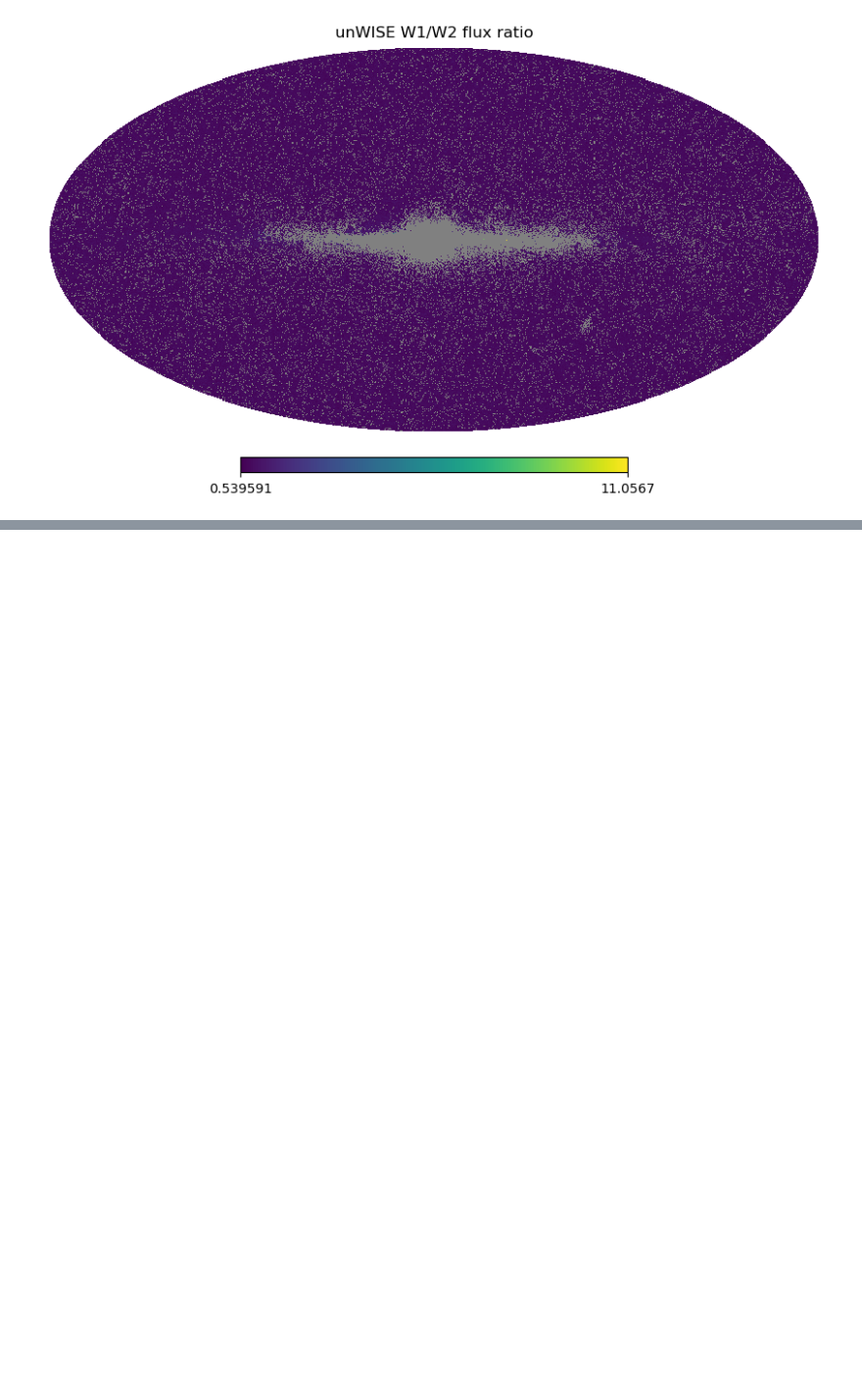
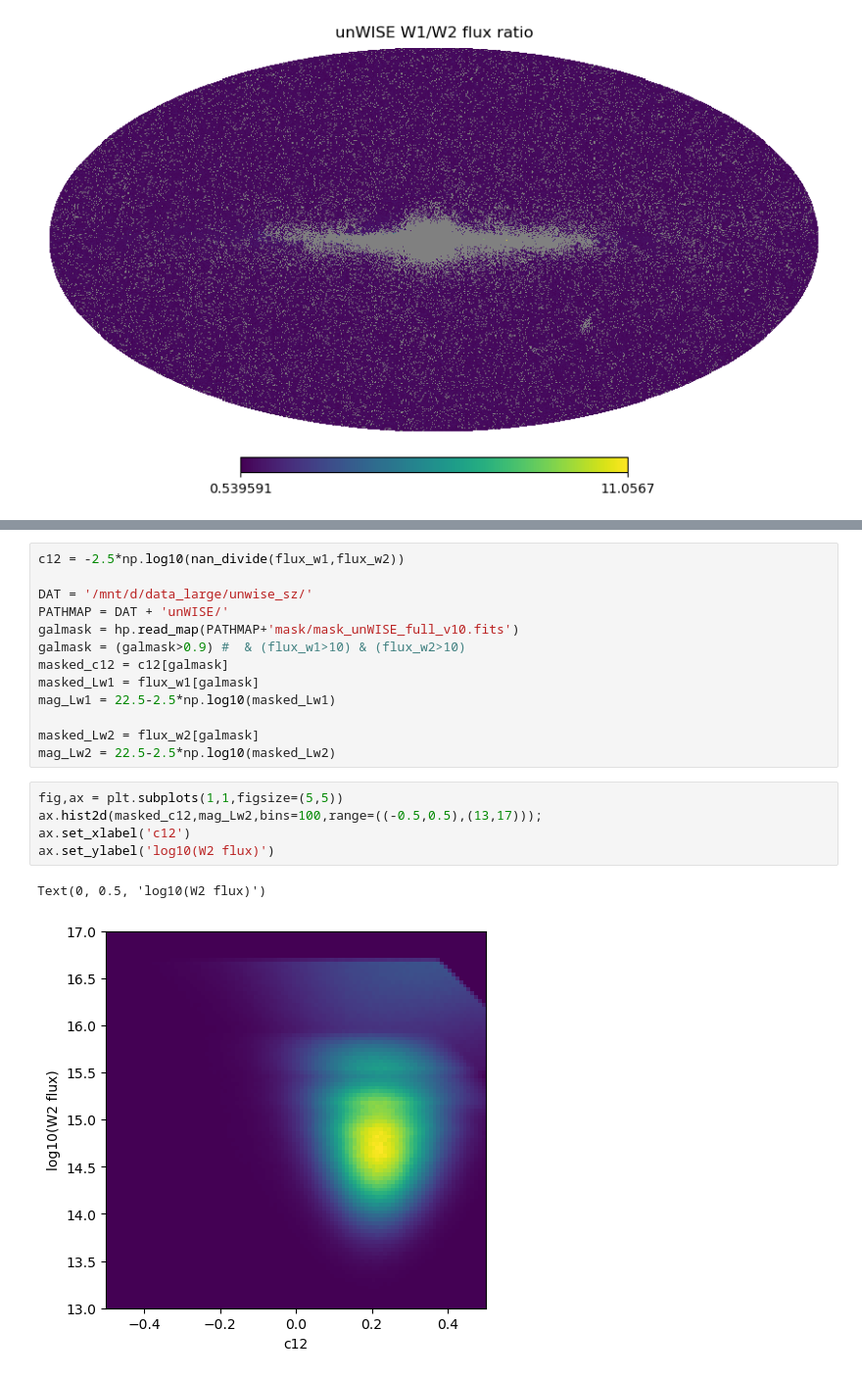
Before and after one commit to Zguandi/unWISE_SZ, a Jupyter notebook: unWISE_flux_map.ipynb, the cells around one changed output, grey strips where cells are left out. Shown at 98% size. Saved outputs shown, nothing was run; the diff lists cells and outputs as text; blank space fills up the shorter version.

```diff
--- a/unWISE_flux_map.ipynb
+++ b/unWISE_flux_map.ipynb
@@ -68,2 +76,23 @@ hp.mollview(hp.read_map(PATHMAP+'mask/mask_unWISE_full_v10.fits'), title='Galact
 # %% [output]
 [figure]
+# %%
+c12 = -2.5*np.log10(nan_divide(flux_w1,flux_w2))
+
+DAT = '/mnt/d/data_large/unwise_sz/'
+PATHMAP = DAT + 'unWISE/'
+galmask = hp.read_map(PATHMAP+'mask/mask_unWISE_full_v10.fits')
+galmask = (galmask>0.9) #  & (flux_w1>10) & (flux_w2>10)
+masked_c12 = c12[galmask]
+masked_Lw1 = flux_w1[galmask]
+mag_Lw1 = 22.5-2.5*np.log10(masked_Lw1)
+
+masked_Lw2 = flux_w2[galmask]
+mag_Lw2 = 22.5-2.5*np.log10(masked_Lw2)
+# %%
+fig,ax = plt.subplots(1,1,figsize=(5,5))
+ax.hist2d(masked_c12,mag_Lw2,bins=100,range=((-0.5,0.5),(13,17)));
+ax.set_xlabel('c12')
+ax.set_ylabel('log10(W2 flux)')
+# %% [output]
+Text(0, 0.5, 'log10(W2 flux)')
+[figure, added]
```
Also changed, not shown: parts of 6 cells of this notebook, 5 other files.
